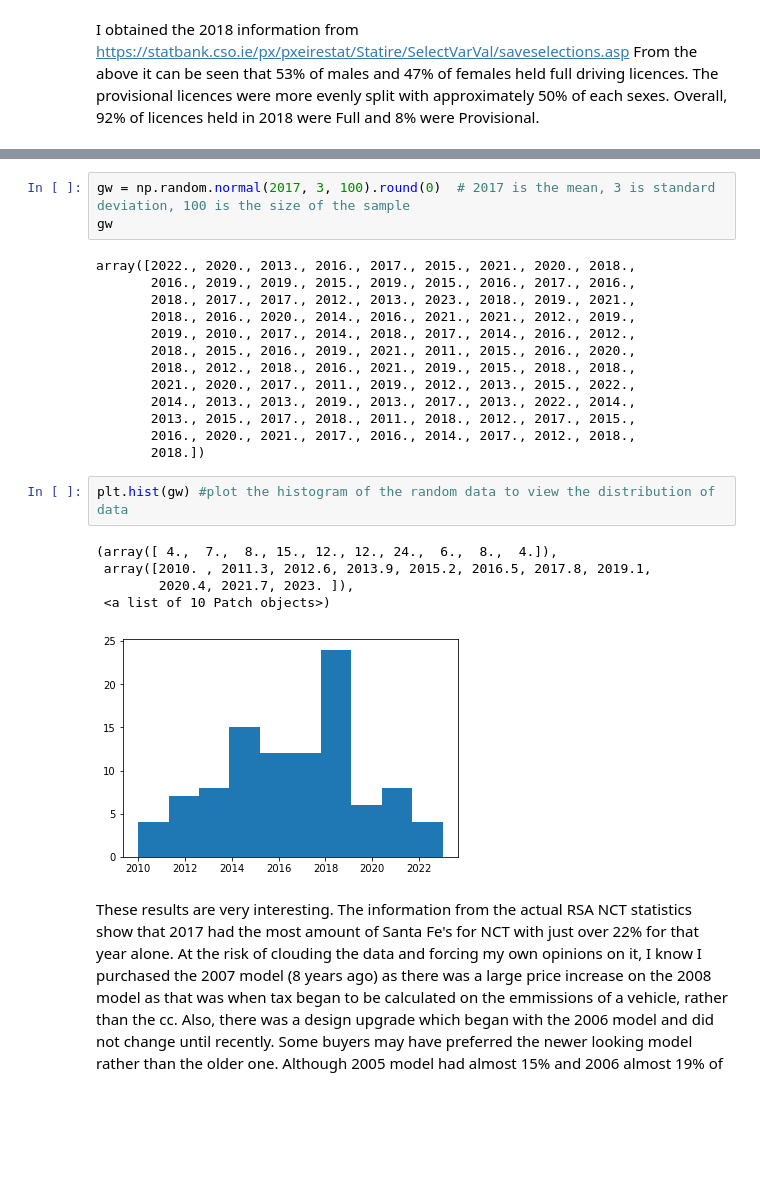
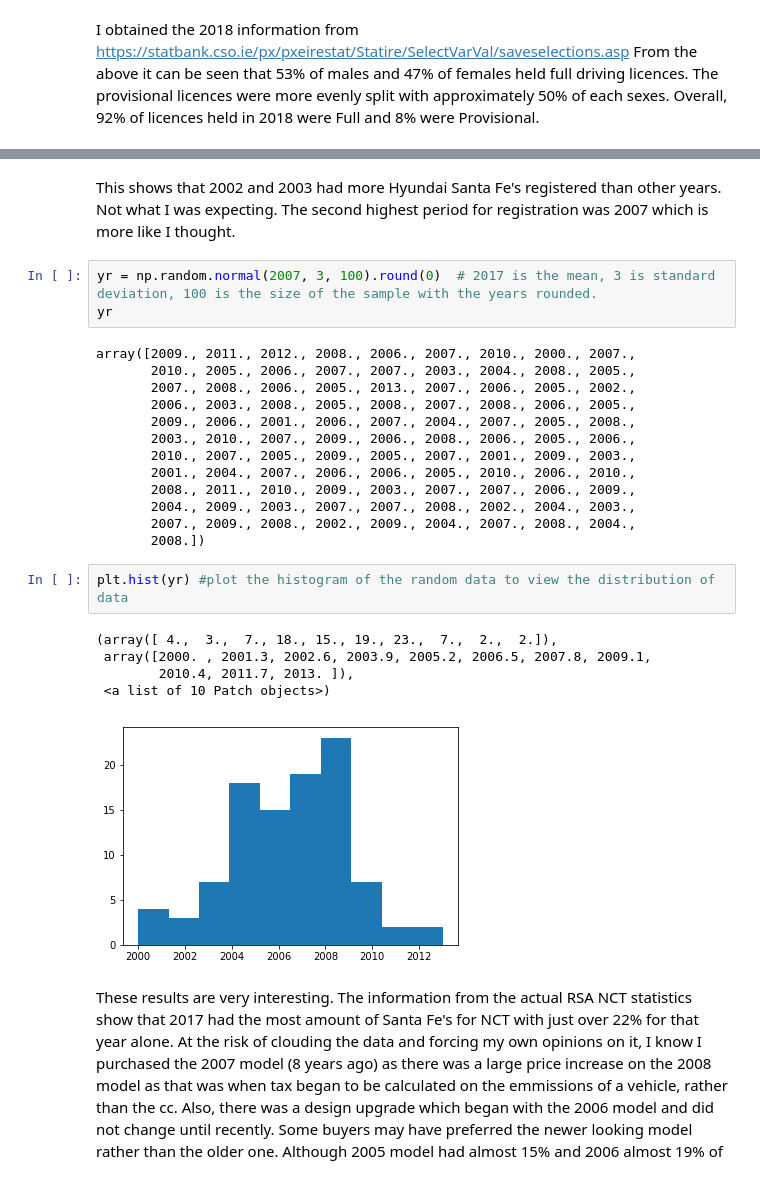
Before and after one commit to bexiturley/Programming-for-Data-Analysis-Project-2019, a Jupyter notebook: working nct.ipynb, the cells around one changed output, grey strips where cells are left out. Saved outputs shown, nothing was run; the diff lists cells and outputs as text; blank space fills up the shorter version.

```diff
--- a/working nct.ipynb
+++ b/working nct.ipynb
@@ -534,27 +419,29 @@ Text(0.5, 0, 'Year of Manufacture')
+# %% [markdown]
+This shows that 2002 and 2003 had more Hyundai Santa Fe's registered than other years.  Not what I was expecting.  The second highest period for registration was 2007 which is more like I thought.
 # %%
-gw = np.random.normal(2017, 3, 100).round(0)  # 2017 is the mean, 3 is standard deviation, 100 is the size of the sample
-gw
+yr = np.random.normal(2007, 3, 100).round(0)  # 2017 is the mean, 3 is standard deviation, 100 is the size of the sample with the years rounded.
+yr
 # %% [output]
-array([2022., 2020., 2013., 2016., 2017., 2015., 2021., 2020., 2018.,
-       2016., 2019., 2019., 2015., 2019., 2015., 2016., 2017., 2016.,
-       2018., 2017., 2017., 2012., 2013., 2023., 2018., 2019., 2021.,
-       2018., 2016., 2020., 2014., 2016., 2021., 2021., 2012., 2019.,
-       2019., 2010., 2017., 2014., 2018., 2017., 2014., 2016., 2012.,
-       2018., 2015., 2016., 2019., 2021., 2011., 2015., 2016., 2020.,
-       2018., 2012., 2018., 2016., 2021., 2019., 2015., 2018., 2018.,
-       2021., 2020., 2017., 2011., 2019., 2012., 2013., 2015., 2022.,
-       2014., 2013., 2013., 2019., 2013., 2017., 2013., 2022., 2014.,
-       2013., 2015., 2017., 2018., 2011., 2018., 2012., 2017., 2015.,
-       2016., 2020., 2021., 2017., 2016., 2014., 2017., 2012., 2018.,
-       2018.])
+array([2009., 2011., 2012., 2008., 2006., 2007., 2010., 2000., 2007.,
+       2010., 2005., 2006., 2007., 2007., 2003., 2004., 2008., 2005.,
+       2007., 2008., 2006., 2005., 2013., 2007., 2006., 2005., 2002.,
+       2006., 2003., 2008., 2005., 2008., 2007., 2008., 2006., 2005.,
+       2009., 2006., 2001., 2006., 2007., 2004., 2007., 2005., 2008.,
+       2003., 2010., 2007., 2009., 2006., 2008., 2006., 2005., 2006.,
+       2010., 2007., 2005., 2009., 2005., 2007., 2001., 2009., 2003.,
+       2001., 2004., 2007., 2006., 2006., 2005., 2010., 2006., 2010.,
+       2008., 2011., 2010., 2009., 2003., 2007., 2007., 2006., 2009.,
+       2004., 2009., 2003., 2007., 2007., 2008., 2002., 2004., 2003.,
+       2007., 2009., 2008., 2002., 2009., 2004., 2007., 2008., 2004.,
+       2008.])
 # %%
-plt.hist(gw) #plot the histogram of the random data to view the distribution of data
+plt.hist(yr) #plot the histogram of the random data to view the distribution of data
 # %% [output]
-(array([ 4.,  7.,  8., 15., 12., 12., 24.,  6.,  8.,  4.]),
- array([2010. , 2011.3, 2012.6, 2013.9, 2015.2, 2016.5, 2017.8, 2019.1,
-        2020.4, 2021.7, 2023. ]),
+(array([ 4.,  3.,  7., 18., 15., 19., 23.,  7.,  2.,  2.]),
+ array([2000. , 2001.3, 2002.6, 2003.9, 2005.2, 2006.5, 2007.8, 2009.1,
+        2010.4, 2011.7, 2013. ]),
  <a list of 10 Patch objects>)
-[figure, old version]
+[figure, new version]
 # %% [markdown]
 These results are very interesting.  The information from the actual RSA NCT statistics show that 2017 had the most amount of Santa Fe's for NCT with just over 22% for that year alone.  At the risk of clouding the data and forcing my own opinions on it, I know I purchased the 2007 model (8 years ago) as there was a large price increase on the 2008 model as that was when tax began to be calculated on the emmissions of a vehicle, rather than the cc.  Also, there was a design upgrade which began with the 2006 model and did  not change until recently.  Some buyers may have preferred the newer looking model rather than the older one.  Although 2005 model had almost 15% and 2006 almost 19% of all models tested.  In future, as the age of these cars increase I would expect a drop off in their overall percentage of the total tested.  They may become uneconimical to continue with where their running and maintenance costs become outweighed by the offer of trade in allownces, low finance options and extended warranty.  The cost of motor tax will have an impact also.  A 2007 Santa Fe annual car tax is €951, compared with €390 for a 2017 model.
 # %%
```
Also changed, not shown: parts of 49 cells of this notebook, 2 other files.
